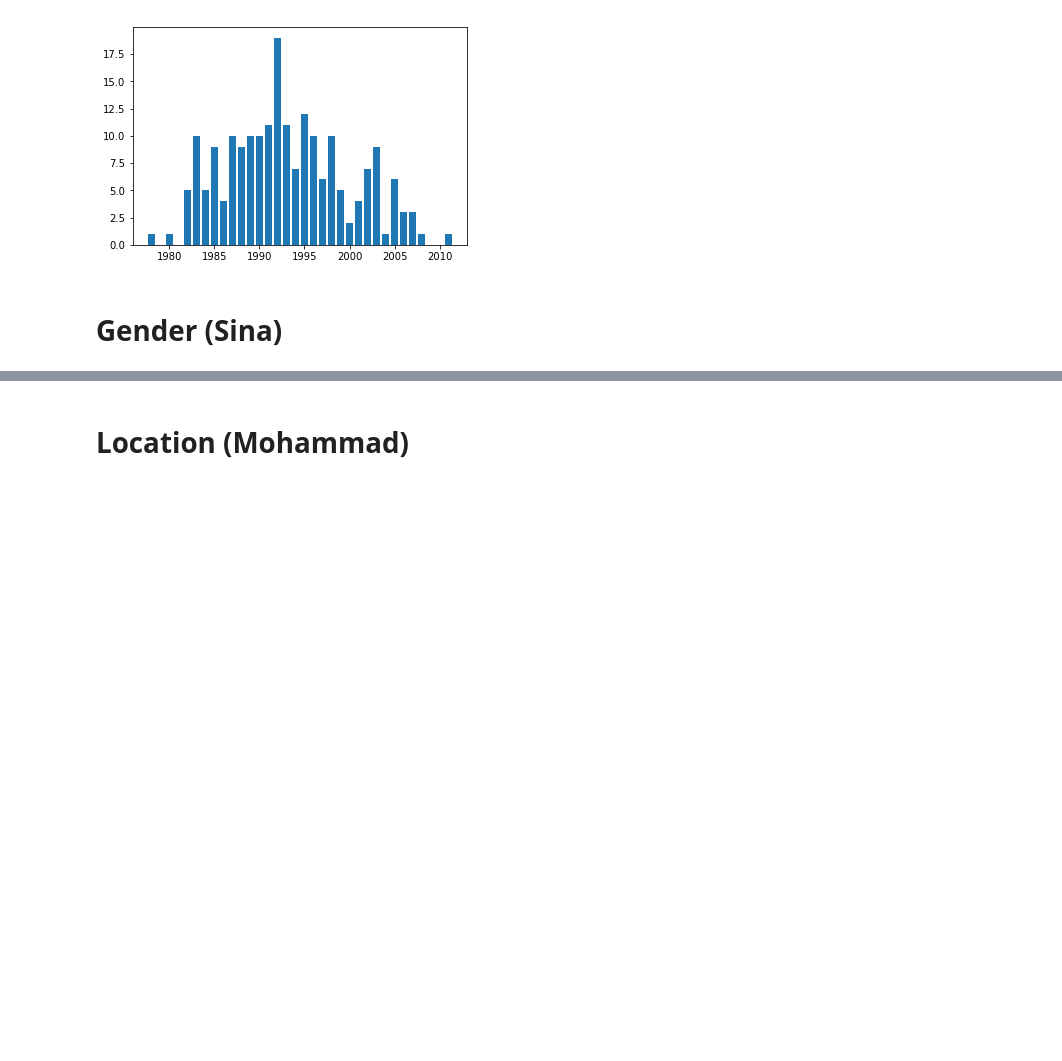
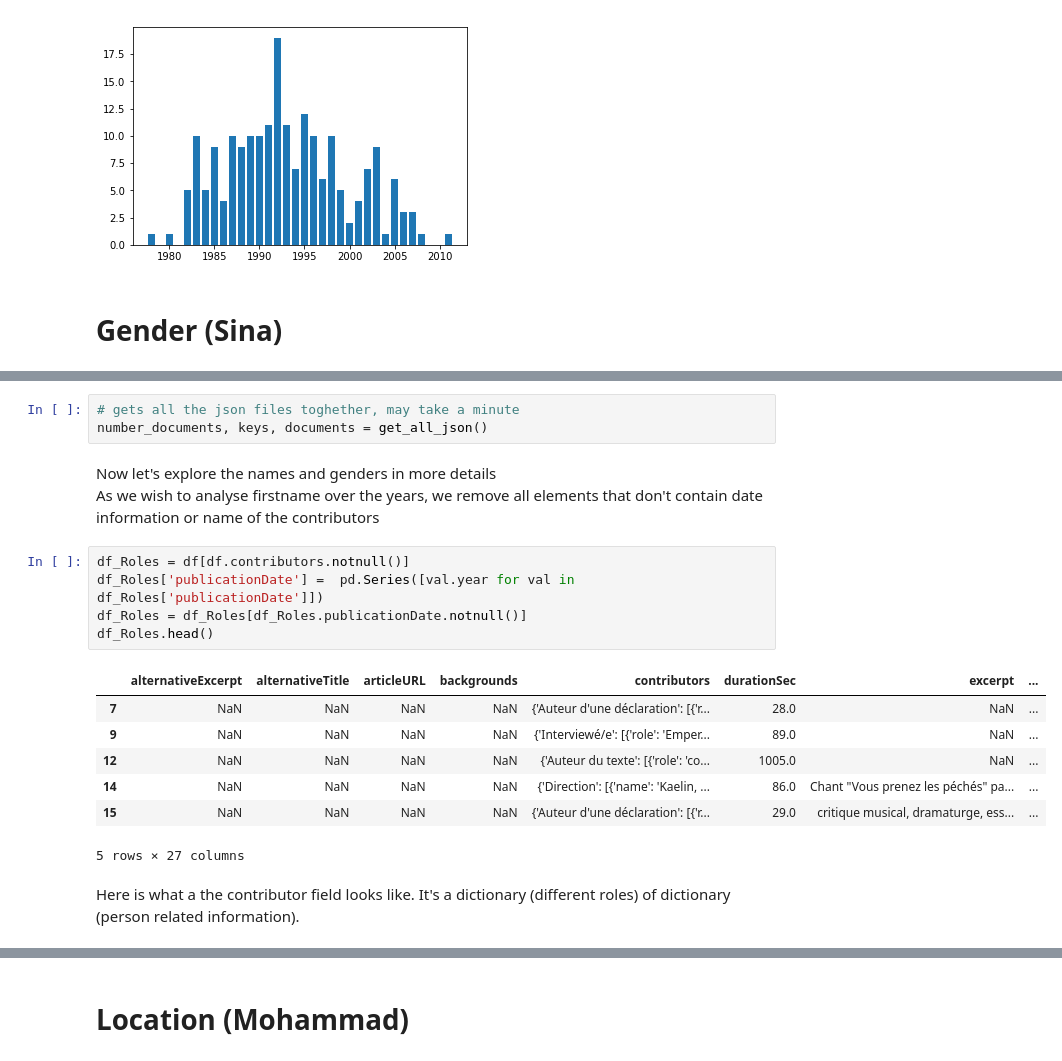
Before and after one commit to m-yaghini/ada17, a Jupyter notebook: project-master/code/MainExploratoryAnalysis.ipynb, the cells around one changed output, grey strips where cells are left out. Cells and saved outputs as stored; diff of their text form; blank space fills up the shorter version.

```diff
--- a/project-master/code/MainExploratoryAnalysis.ipynb
+++ b/project-master/code/MainExploratoryAnalysis.ipynb
@@ -131,0 +180,21 @@ plot_program_lifespan('TJ midi', df_without_date_outliers)
+# %%
+# gets all the json files toghether, may take a minute
+number_documents, keys, documents = get_all_json()
+# %% [markdown]
+Now let's explore the names and genders in more details<br>
+As we wish to analyse firstname over the years, we remove all elements that don't contain date information or name of the contributors
+# %%
+df_Roles = df[df.contributors.notnull()]
+df_Roles['publicationDate'] =  pd.Series([val.year for val in df_Roles['publicationDate']])
+df_Roles = df_Roles[df_Roles.publicationDate.notnull()]
+df_Roles.head()
+# %% [output]
+|  | alternativeExcerpt | alternativeTitle | articleURL | backgrounds | contributors | durationSec | excerpt | ... |
+| 7 | NaN | NaN | NaN | NaN | {'Auteur d'une déclaration': [{'r... | 28.0 | NaN | ... |
+| 9 | NaN | NaN | NaN | NaN | {'Interviewé/e': [{'role': 'Emper... | 89.0 | NaN | ... |
+| 12 | NaN | NaN | NaN | NaN | {'Auteur du texte': [{'role': 'co... | 1005.0 | NaN | ... |
+| 14 | NaN | NaN | NaN | NaN | {'Direction': [{'name': 'Kaelin, ... | 86.0 | Chant "Vous prenez les péchés" pa... | ... |
+| 15 | NaN | NaN | NaN | NaN | {'Auteur d'une déclaration': [{'r... | 29.0 | critique musical, dramaturge, ess... | ... |
+5 rows × 27 columns
+# %% [markdown]
+Here is what a the contributor field looks like. It's a dictionary (different roles) of dictionary (person related information).
```
Also changed, not shown: parts of 21 cells of this notebook, 2 other files.
